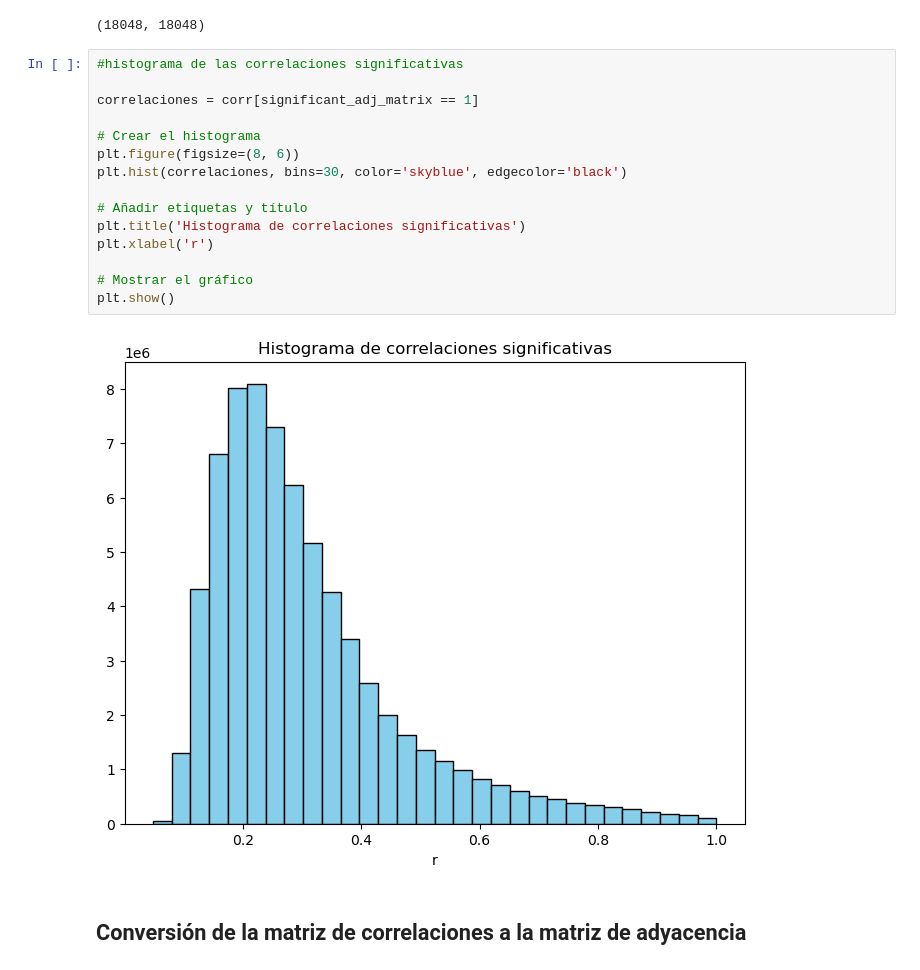
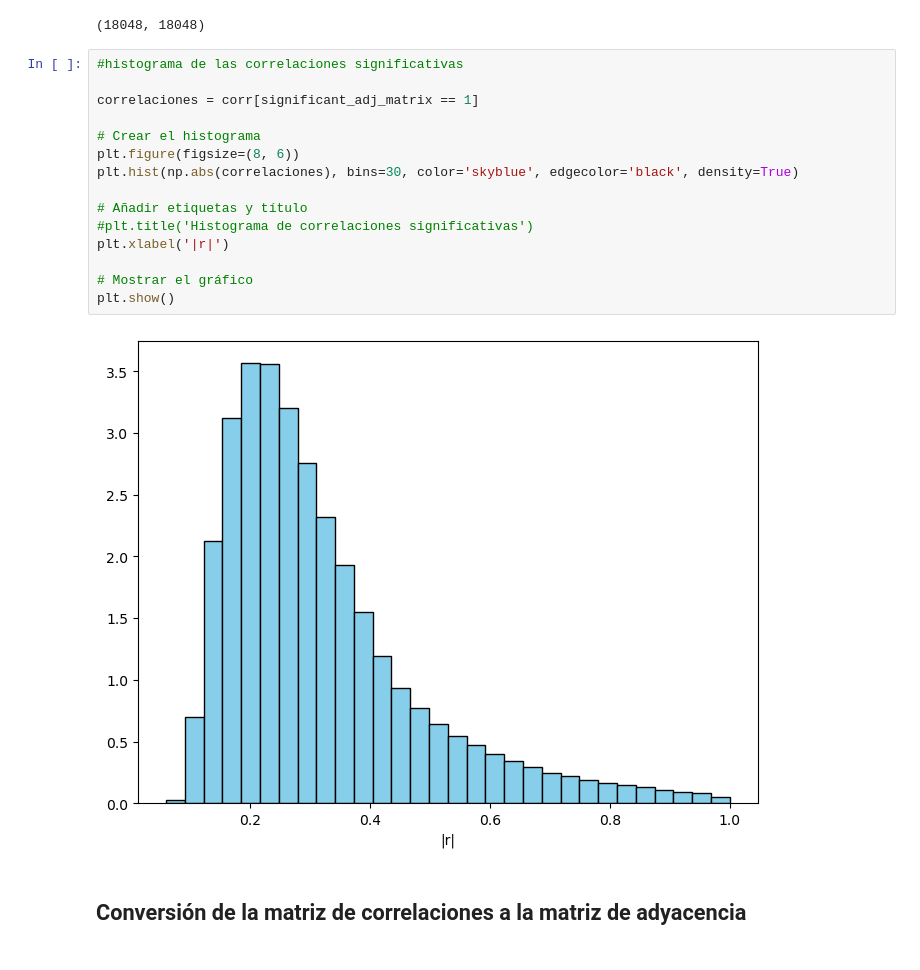
Before and after one commit to ipelayo1/TFG_Ivan, a Jupyter notebook: tfg_teleconexiones.ipynb, the cells around one changed output. Drawn from its saved outputs; the diff is of its cells as text.

```diff
--- a/tfg_teleconexiones.ipynb
+++ b/tfg_teleconexiones.ipynb
@@ -529,20 +572,20 @@ print(significant_adj_matrix.shape)
 # %%
 #histograma de las correlaciones significativas
 
 correlaciones = corr[significant_adj_matrix == 1]
 
 # Crear el histograma
 plt.figure(figsize=(8, 6))
-plt.hist(correlaciones, bins=30, color='skyblue', edgecolor='black')
+plt.hist(np.abs(correlaciones), bins=30, color='skyblue', edgecolor='black', density=True)
 
 # Añadir etiquetas y título
-plt.title('Histograma de correlaciones significativas')
-plt.xlabel('r')
+#plt.title('Histograma de correlaciones significativas')
+plt.xlabel('|r|')
 
 # Mostrar el gráfico
 plt.show()
 # %% [output]
-[figure, old version]
+[figure, new version]
 # %% [markdown]
 ## Conversión de la matriz de correlaciones a la matriz de adyacencia
 # %%
```
Also changed, not shown: parts of 26 cells of this notebook, 18 other files.
